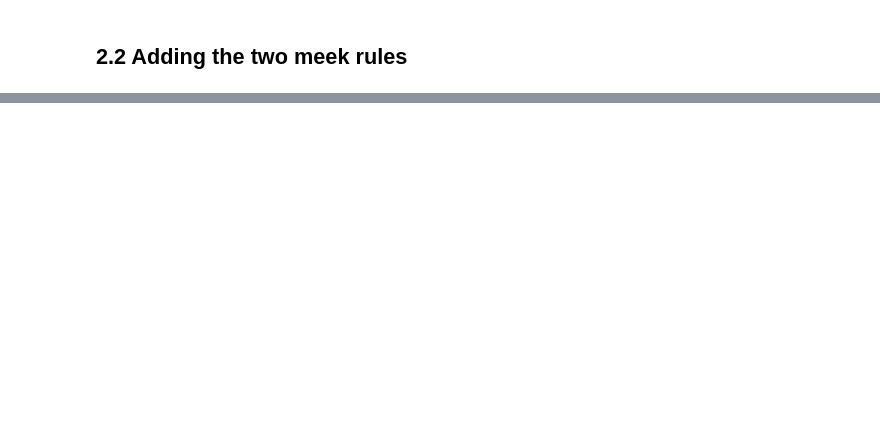
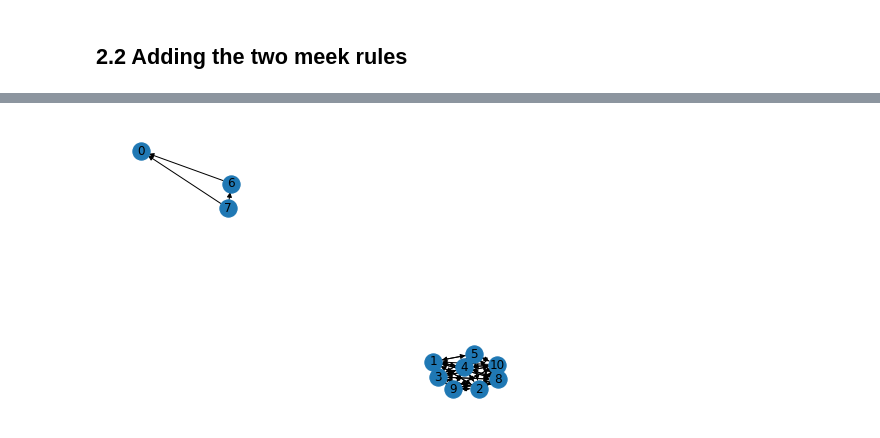
Before and after one commit to 0xMarmelade/mgt-416-causal-inference, a Jupyter notebook: Final Project/Final Project/ex1.ipynb, the cells around one changed output, grey strips where cells are left out. Cells and saved outputs as stored; diff of their text form; code cells hidden in the pictures; blank space fills up the shorter version.

```diff
--- a/Final Project/Final Project/ex1.ipynb
+++ b/Final Project/Final Project/ex1.ipynb
@@ -184,0 +236,4 @@ nx.draw_networkx(directed_graph, with_labels=True)
+# %%
+nx.draw(sgs_directed_graphs[2], with_labels=True)
+# %% [output]
+[figure, added]
```
Also changed, not shown: parts of 21 cells of this notebook.
